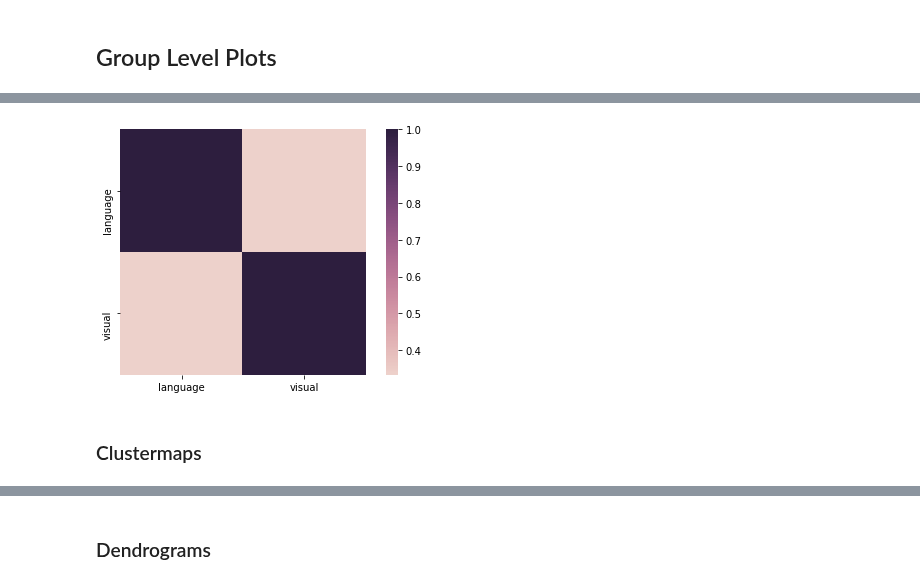
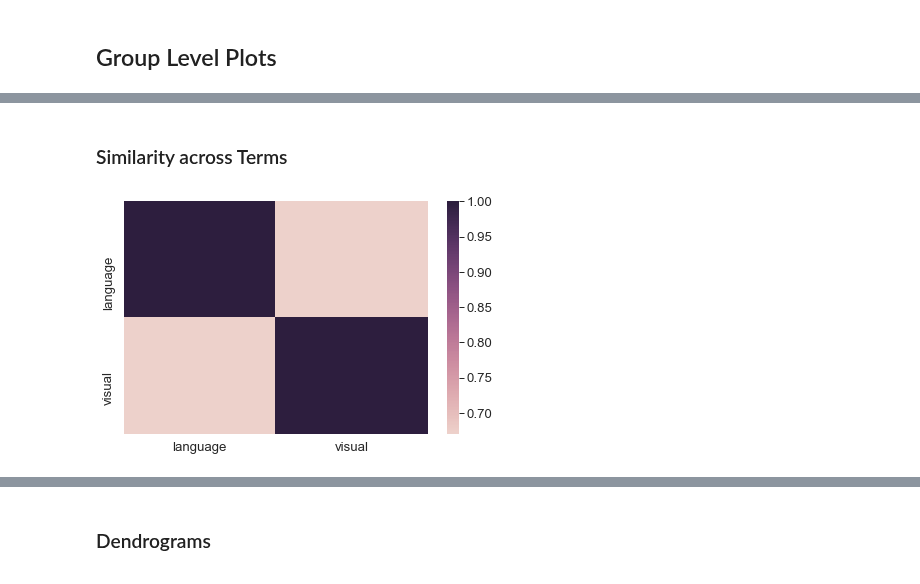
Before and after one commit to weblearn22/ERPscanr, a Jupyter notebook: notebooks/01-Counts.ipynb, the cells around one changed output, grey strips where cells are left out. Cells and saved outputs as stored; diff of their text form; code cells hidden in the pictures.

```diff
--- a/notebooks/01-Counts.ipynb
+++ b/notebooks/01-Counts.ipynb
@@ -154,2 +155,4 @@ plot_matrix(sim_erps, erp_labels, erp_labels, square=True)#, figsize=(4, 4))
+# %% [markdown]
+### Similarity across Terms
 # %%
 # Calculate similarity between all terms (based on their associated ERPs)
@@ -157,7 +160,5 @@ sim_terms = cosine_similarity(counts.score.T)
 # %%
-# Plot similarity matrix between ERPs
-plot_matrix(sim_terms, term_labels, term_labels, square=True)
+# Plot similarity matrix between terms
+plot_matrix(counts)
 # %% [output]
-[figure, old version]
+[figure, new version]
-# %% [markdown]
-### Clustermaps
```
Also changed, not shown: parts of 25 cells of this notebook, 3 other files.
